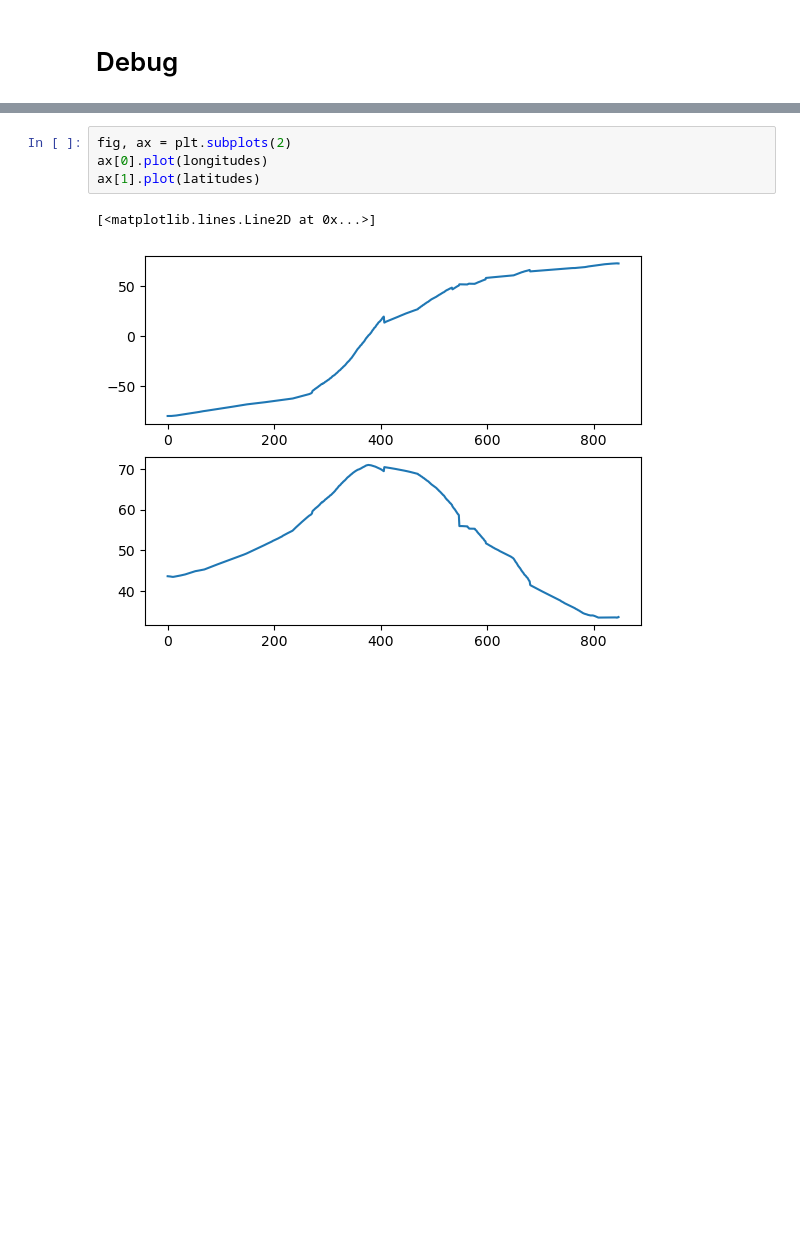
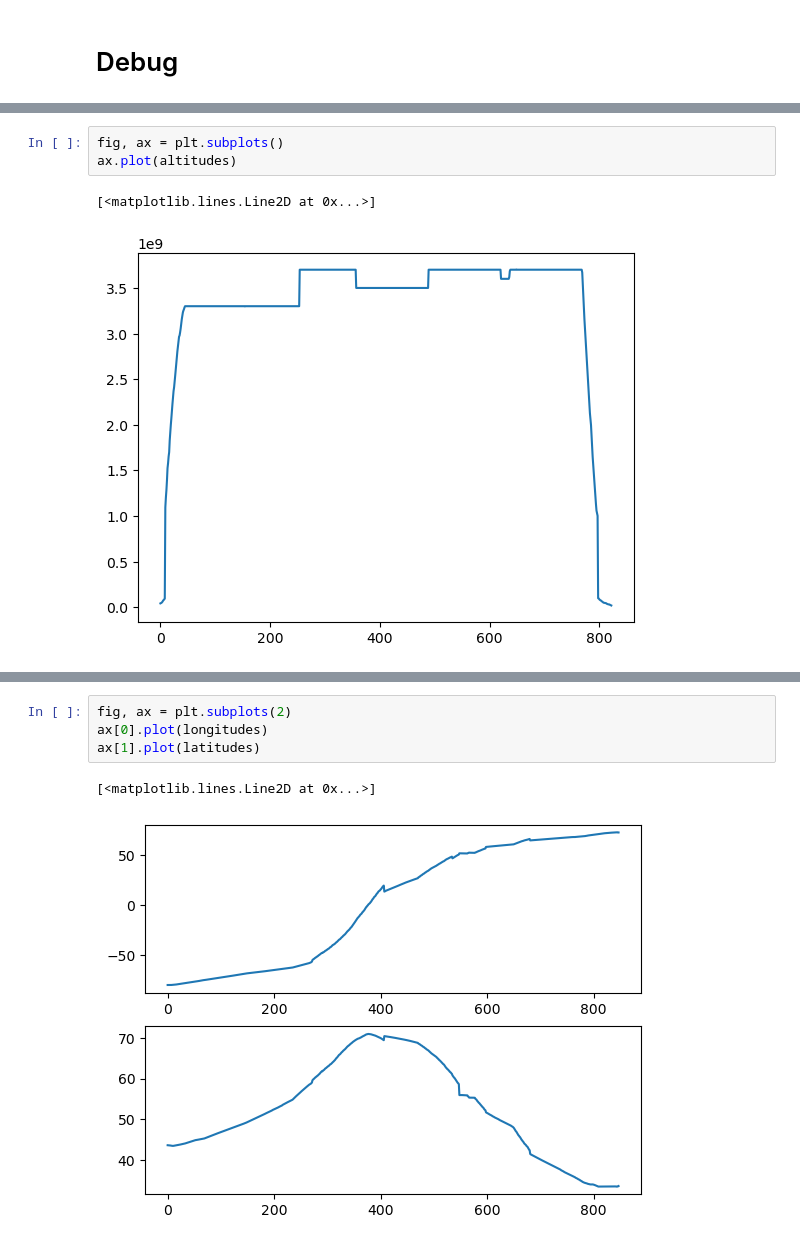
Before and after one commit to zzaidi07/salah-35k, a Jupyter notebook: compiled_v2.ipynb, the cells around one changed output, grey strips where cells are left out. Drawn from its saved outputs; the diff is of its cells as text; blank space fills up the shorter version.

```diff
--- a/compiled_v2.ipynb
+++ b/compiled_v2.ipynb
@@ -292,0 +381,6 @@ Isha Time is at (11, 44.00000000000006, 'PM')
+# %%
+fig, ax = plt.subplots()
+ax.plot(altitudes)
+# %% [output]
+[<matplotlib.lines.Line2D at 0x...>]
+[figure, added]
```
Also changed, not shown: parts of 7 cells of this notebook, 1 other file.
